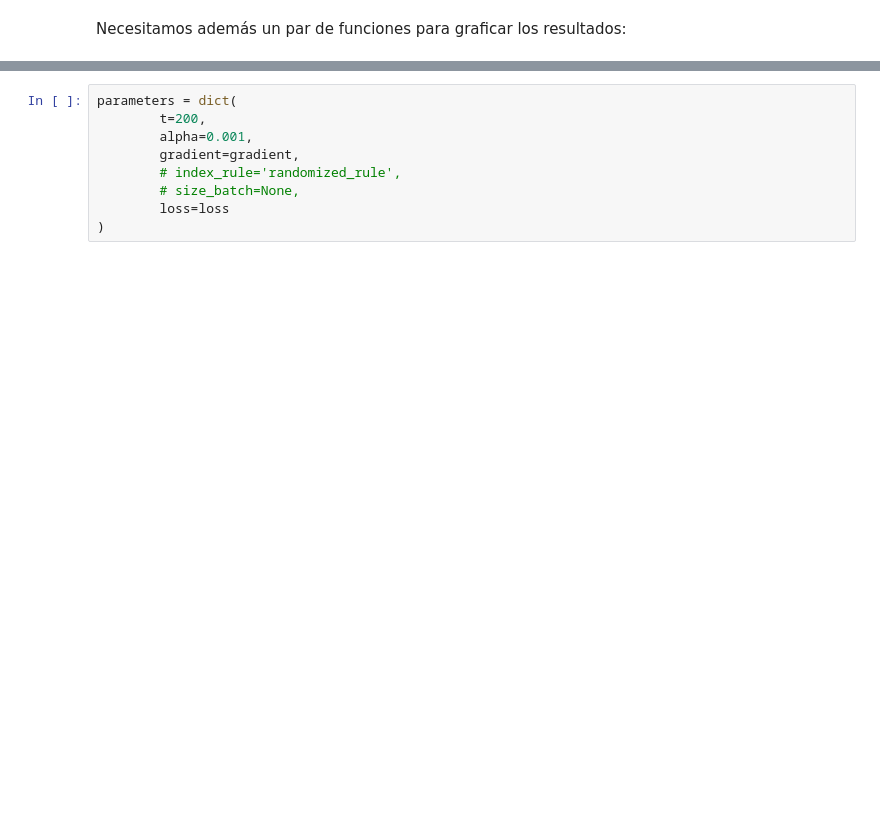
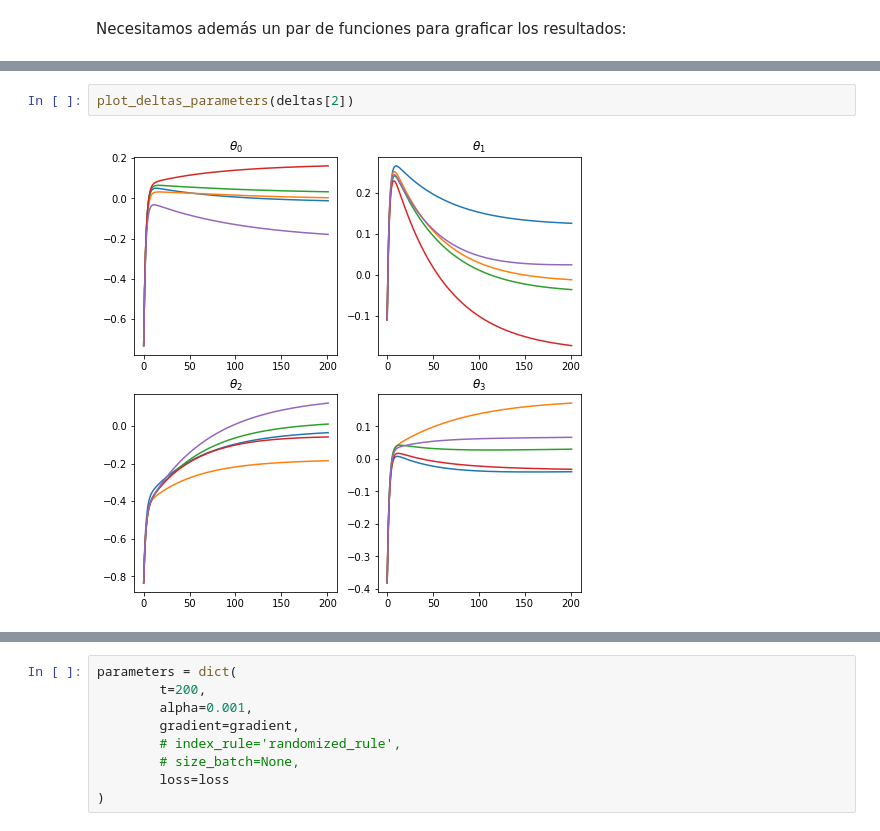
Before and after one commit to alejandrosanchezy/nerve, a Jupyter notebook: Gradiente descendente part 2/ElGradienteDescendente.ipynb, the cells around one changed output, grey strips where cells are left out. Drawn from its saved outputs; the diff is of its cells as text; blank space fills up the shorter version.

```diff
--- a/Gradiente descendente part 2/ElGradienteDescendente.ipynb
+++ b/Gradiente descendente part 2/ElGradienteDescendente.ipynb
@@ -514,0 +572,4 @@ plot_deltas(deltas)
+# %%
+plot_deltas_parameters(deltas[2])
+# %% [output]
+[figure, added]
```
Also changed, not shown: parts of 36 cells of this notebook.
